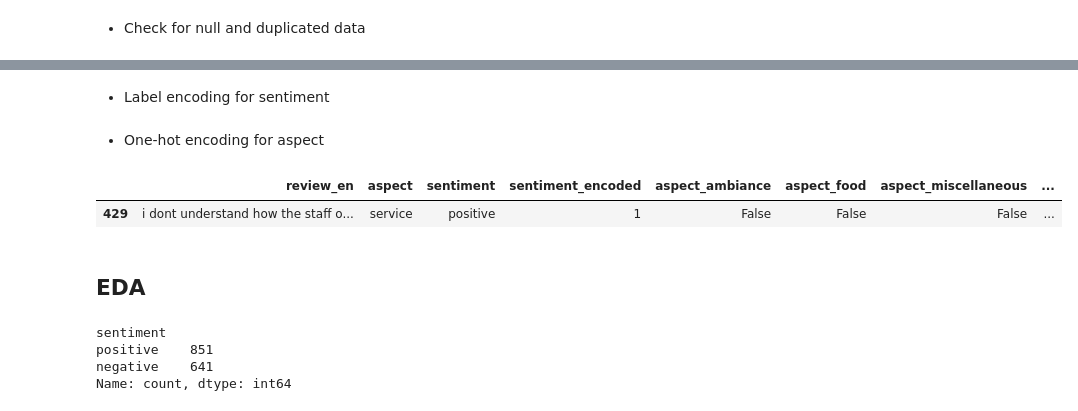
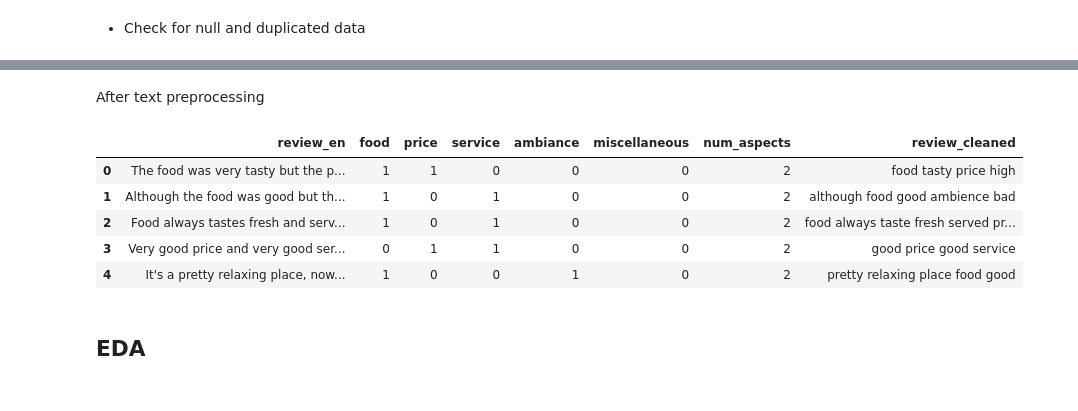
Before and after one commit to zaabinh/3bit-CS221, a Jupyter notebook: preprocessing.ipynb, the cells around one changed output, grey strips where cells are left out. Drawn from its saved outputs; the diff is of its cells as text; code cells hidden in the pictures.

```diff
--- a/preprocessing.ipynb
+++ b/preprocessing.ipynb
@@ -143,40 +205,33 @@ def remove_stopwords(text):
+# %%
+nltk.download('wordnet', quiet=True)
+
+def lemmitization(text):
+    """Lemmitize text"""
+    lemmatizer = nltk.stem.WordNetLemmatizer()
+    return ' '.join([lemmatizer.lemmatize(word) for word in text.split()])
 # %%
 import re
 
 def clean_text(text):
+    text = expand_contractions(text)
     text = text.lower()
     text = re.sub(r"[^a-zA-Z0-9\s]", "", text)
     text = re.sub(r"\s+", " ", text).strip()
-    # text = remove_stopwords(text)
+    text = remove_stopwords(text)
+    text = lemmitization(text)
     return text
 
-df['review_en'] = df['review_en'].apply(clean_text)
+df['review_cleaned'] = df['review_en'].apply(clean_text)
-# %% [markdown]
-- Label encoding for sentiment
-# %%
-label_map = {
-    'negative': 0,
-    'positive': 1
-}
-
-df['sentiment_encoded'] = df['sentiment'].map(label_map)
-# %% [markdown]
-- One-hot encoding for aspect
-# %%
-onehot = pd.get_dummies(df['aspect'], prefix='aspect')
-df = pd.concat([df, onehot], axis=1)
+# %% [markdown]
+After text preprocessing
 # %%
-df.sample(1)
+df.head(5)
 # %% [output]
-|  | review_en | aspect | sentiment | sentiment_encoded | aspect_ambiance | aspect_food | aspect_miscellaneous | ... |
-| 429 | i dont understand how the staff o... | service | positive | 1 | False | False | False | ... |
+|  | review_en | food | price | service | ambiance | miscellaneous | num_aspects | review_cleaned |
+| 0 | The food was very tasty but the p... | 1 | 1 | 0 | 0 | 0 | 2 | food tasty price high |
+| 1 | Although the food was good but th... | 1 | 0 | 1 | 0 | 0 | 2 | although food good ambience bad |
+| 2 | Food always tastes fresh and serv... | 1 | 0 | 1 | 0 | 0 | 2 | food always taste fresh served pr... |
+| 3 | Very good price and very good ser... | 0 | 1 | 1 | 0 | 0 | 2 | good price good service |
+| 4 | It's a pretty relaxing place, now... | 1 | 0 | 0 | 1 | 0 | 2 | pretty relaxing place food good |
 # %% [markdown]
 ## EDA
-# %%
-label_count = df['sentiment'].value_counts()
-label_count
-# %% [output]
-sentiment
-positive    851
-negative    641
-Name: count, dtype: int64
```
Also changed, not shown: parts of 43 cells of this notebook, 2 other files.
